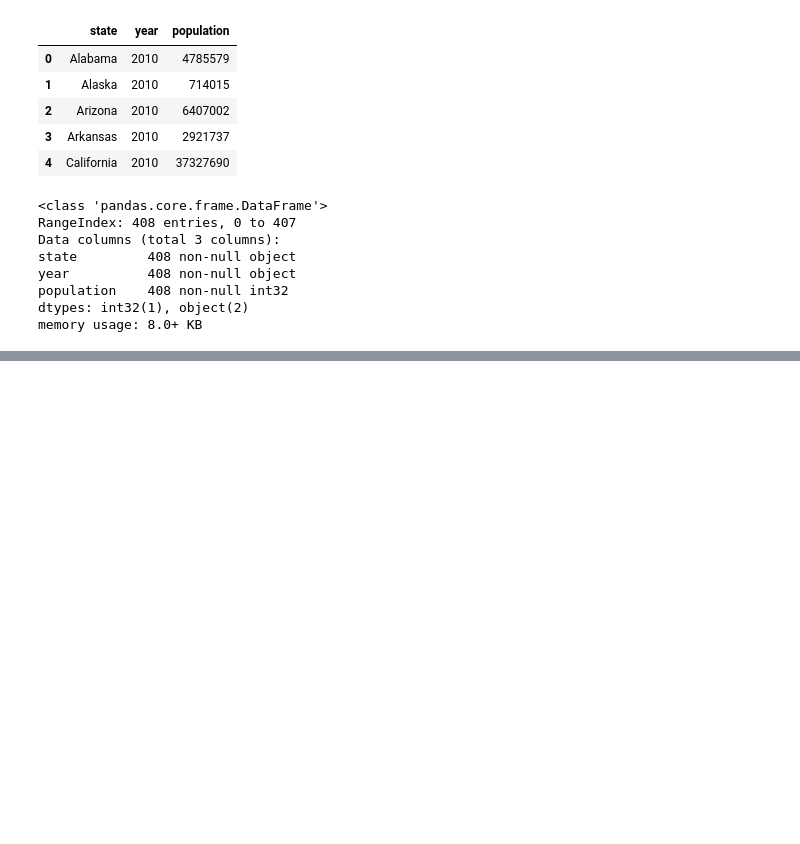
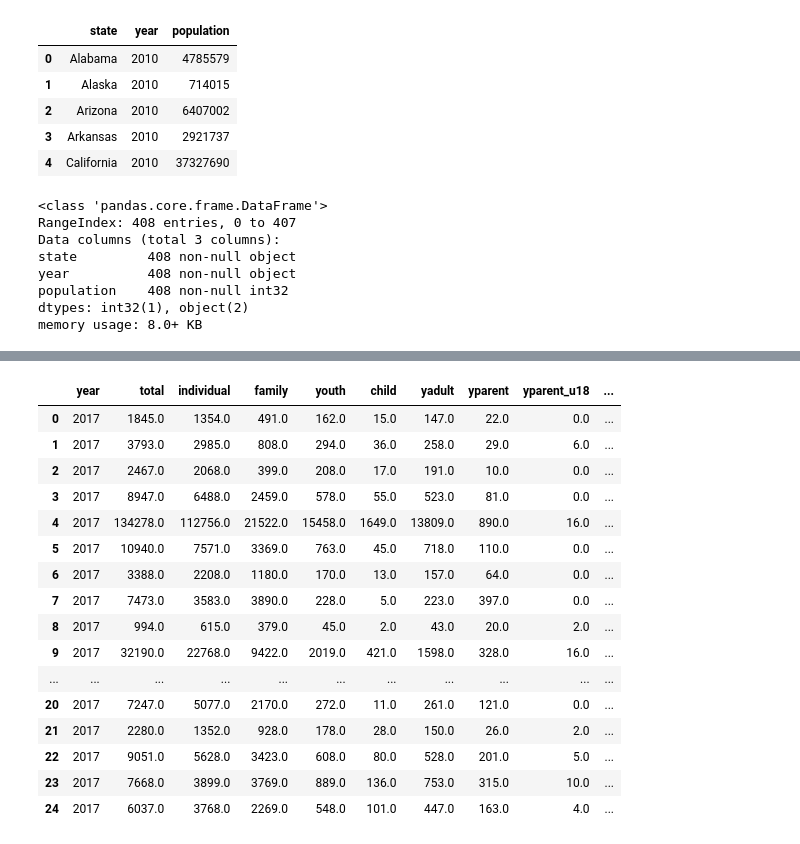
Before and after one commit to rebeccaebarnes/Homelessness, a Jupyter notebook: homelessness-working.ipynb, the cells around one changed output, grey strips where cells are left out. Drawn from its saved outputs; the diff is of its cells as text; code cells hidden in the pictures; blank space fills up the shorter version.

```diff
--- a/homelessness-working.ipynb
+++ b/homelessness-working.ipynb
@@ -1143,0 +1158,2 @@ pop_copy.to_csv('datasets/population.csv', index=False)
+# %%
+home_copy = homeless.copy()
@@ -1143,0 +1174,2 @@ pop_copy.to_csv('datasets/population.csv', index=False)
+# %%
+home_copy.drop(['state', 'cocs'], axis=1, inplace=True)
@@ -1143,0 +1187,5 @@ pop_copy.to_csv('datasets/population.csv', index=False)
+# %%
+home_copy.drop(['sh_yadult', 'uns_yadult'], axis=1, inplace=True)
+# %%
+df = pd.merge(left=home_copy, right=pop_copy, left_on=['state_name', 'year'], right_on=['state', 'year'], how='left')
+df.head()
@@ -1143,0 +1221,20 @@ pop_copy.to_csv('datasets/population.csv', index=False)
+# %%
+df.head(25)
+# %% [output]
+|  | year | total | individual | family | youth | child | yadult | yparent | yparent_u18 | ... |
+| 0 | 2017 | 1845.0 | 1354.0 | 491.0 | 162.0 | 15.0 | 147.0 | 22.0 | 0.0 | ... |
+| 1 | 2017 | 3793.0 | 2985.0 | 808.0 | 294.0 | 36.0 | 258.0 | 29.0 | 6.0 | ... |
+| 2 | 2017 | 2467.0 | 2068.0 | 399.0 | 208.0 | 17.0 | 191.0 | 10.0 | 0.0 | ... |
+| 3 | 2017 | 8947.0 | 6488.0 | 2459.0 | 578.0 | 55.0 | 523.0 | 81.0 | 0.0 | ... |
+| 4 | 2017 | 134278.0 | 112756.0 | 21522.0 | 15458.0 | 1649.0 | 13809.0 | 890.0 | 16.0 | ... |
+| 5 | 2017 | 10940.0 | 7571.0 | 3369.0 | 763.0 | 45.0 | 718.0 | 110.0 | 0.0 | ... |
+| 6 | 2017 | 3388.0 | 2208.0 | 1180.0 | 170.0 | 13.0 | 157.0 | 64.0 | 0.0 | ... |
+| 7 | 2017 | 7473.0 | 3583.0 | 3890.0 | 228.0 | 5.0 | 223.0 | 397.0 | 0.0 | ... |
+| 8 | 2017 | 994.0 | 615.0 | 379.0 | 45.0 | 2.0 | 43.0 | 20.0 | 2.0 | ... |
+| 9 | 2017 | 32190.0 | 22768.0 | 9422.0 | 2019.0 | 421.0 | 1598.0 | 328.0 | 16.0 | ... |
+| ... | ... | ... | ... | ... | ... | ... | ... | ... | ... | ... |
+| 20 | 2017 | 7247.0 | 5077.0 | 2170.0 | 272.0 | 11.0 | 261.0 | 121.0 | 0.0 | ... |
+| 21 | 2017 | 2280.0 | 1352.0 | 928.0 | 178.0 | 28.0 | 150.0 | 26.0 | 2.0 | ... |
+| 22 | 2017 | 9051.0 | 5628.0 | 3423.0 | 608.0 | 80.0 | 528.0 | 201.0 | 5.0 | ... |
+| 23 | 2017 | 7668.0 | 3899.0 | 3769.0 | 889.0 | 136.0 | 753.0 | 315.0 | 10.0 | ... |
+| 24 | 2017 | 6037.0 | 3768.0 | 2269.0 | 548.0 | 101.0 | 447.0 | 163.0 | 4.0 | ... |
```
Also changed, not shown: parts of 22 cells of this notebook, 1 other file.
